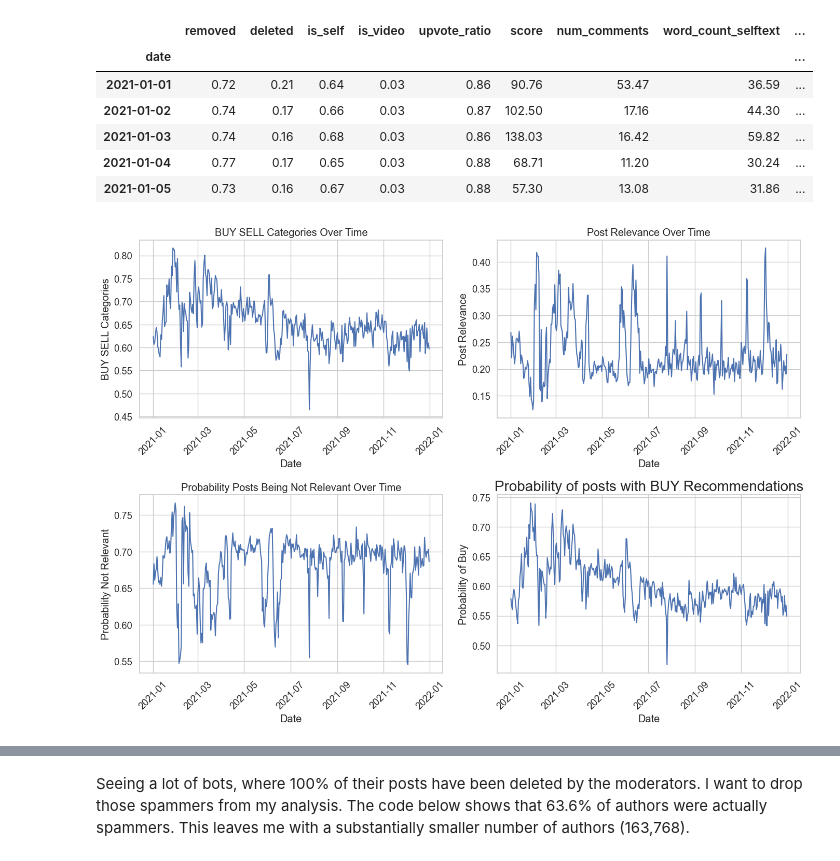
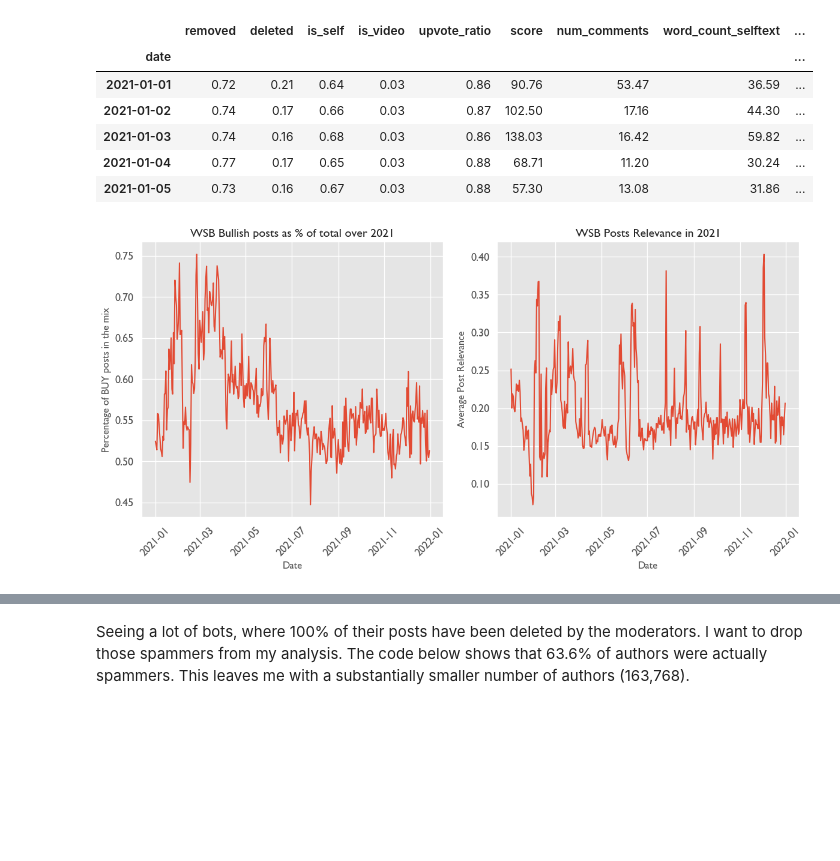
Before and after one commit to lusavkaedu/wallstreetbets, a Jupyter notebook: notebooks/05_Reddit_apply models.ipynb, the cells around one changed output, grey strips where cells are left out. Cells and saved outputs as stored; diff of their text form; code cells hidden in the pictures; blank space fills up the shorter version.

```diff
--- a/notebooks/05_Reddit_apply models.ipynb
+++ b/notebooks/05_Reddit_apply models.ipynb
@@ -303,7 +250,7 @@ print(pipeline_loaded_rel.named_steps.keys())
 model = pipeline_loaded_rel.steps[-1][1]
 
 # Replace 'correct_step_name' with the actual step name you found
-vectorizer = pipeline_loaded_rel.named_steps['tfidf']
+vectorizer = pipeline_loaded_rel.named_steps['tfidf_log']
 feature_names = vectorizer.get_feature_names_out()
 
 print(len(model.coef_[0]))
@@ -316,7 +263,7 @@ dict_keys(['tfidf', 'logr'])
 # Extracting model coefficients:
 if hasattr(model, 'coef_'):
     # Extract feature names
-    vectorizer = pipeline_loaded_rel.named_steps['tfidf']
+    vectorizer = pipeline_loaded_rel.named_steps['tfidf_log']
     feature_names_rel = vectorizer.get_feature_names_out()
 
     # Storing the coefficients
@@ -444,7 +385,7 @@ print(pipeline_loaded.named_steps.keys())
 model = pipeline_loaded.steps[-1][1]
 
 # Replace 'correct_step_name' with the actual step name you found
-vectorizer = pipeline_loaded.named_steps['tfidf']
+vectorizer = pipeline_loaded.named_steps['tfidf_log']
 feature_names = vectorizer.get_feature_names_out()
 
 print(len(model.coef_[0]))
@@ -456,7 +397,7 @@ dict_keys(['tfidf', 'logr'])
 # %%
 if hasattr(model, 'coef_'):
     # Extract feature names
-    vectorizer = pipeline_loaded.named_steps['tfidf']
+    vectorizer = pipeline_loaded.named_steps['tfidf_log']
     feature_names = vectorizer.get_feature_names_out()
 
     # Storing the coefficients
@@ -564,40 +473,36 @@ df_agg_by_day.head()
 | 2021-01-04 | 0.77 | 0.17 | 0.65 | 0.03 | 0.88 | 68.71 | 11.20 | 30.24 | ... |
 | 2021-01-05 | 0.73 | 0.16 | 0.67 | 0.03 | 0.88 | 57.30 | 13.08 | 31.86 | ... |
 # %%
-# Preparing 4 charts and placing them as subplots in a 2 by 2 grid
+# Plotting average level of bullishness in 2021. Average percentage of relevant posts daily in 2021
+
+# Set visualization and pandas display options
+plt.style.use('ggplot')
+pd.set_option('display.float_format', '{:.2f}'.format)
+
+# Set the global font to be used for all text
+plt.rcParams['font.family'] = 'Gill Sans'
+
 
 # Setting up the figure for subplots
-fig, axes = plt.subplots(2, 2, figsize=(14, 10))
+fig, axes = plt.subplots(1, 2, figsize=(12, 6))
 
 # Plotting each field in a separate subplot
-sns.lineplot(ax=axes[0, 0], data=df_agg_by_day, x=df_agg_by_day.index, y='BUY SELL categories')
-axes[0, 0].set_title('BUY SELL Categories Over Time')
-axes[0, 0].set_xlabel('Date')
-axes[0, 0].set_ylabel('BUY SELL Categories')
-axes[0, 0].tick_params(axis='x', rotation=45)
+sns.lineplot(ax=axes[0], data=df_agg_by_day, x=df_agg_by_day.index, y='BUY SELL categories')
+axes[0].set_title('WSB Bullish posts as % of total over 2021')
+axes[0].set_xlabel('Date')
+axes[0].set_ylabel('Percentage of BUY posts in the mix')
+axes[0].tick_params(axis='x', rotation=45)
 
-sns.lineplot(ax=axes[0, 1], data=df_agg_by_day, x=df_agg_by_day.index, y='Post Relevance')
-axes[0, 1].set_title('Post Relevance Over Time')
-axes[0, 1].set_xlabel('Date')
-axes[0, 1].set_ylabel('Post Relevance')
-axes[0, 1].tick_params(axis='x', rotation=45)
-
-sns.lineplot(ax=axes[1, 0], data=df_agg_by_day, x=df_agg_by_day.index, y='Probab_not_rel')
-axes[1, 0].set_title('Probability Posts Being Not Relevant Over Time')
-axes[1, 0].set_xlabel('Date')
-axes[1, 0].set_ylabel('Probability Not Relevant')
-axes[1, 0].tick_params(axis='x', rotation=45)
-
-sns.lineplot(ax=axes[1, 1], data=df_agg_by_day, x=df_agg_by_day.index, y='Prob BUY')
-axes[1, 1].set_title('Probability of posts with BUY Recommendations', fontsize=20)
-axes[1, 1].set_xlabel('Date')
-axes[1, 1].set_ylabel('Probability of Buy')
-axes[1, 1].tick_params(axis='x', rotation=45)
+sns.lineplot(ax=axes[1], data=df_agg_by_day, x=df_agg_by_day.index, y='Post Relevance')
+axes[1].set_title('WSB Posts Relevance in 2021')
+axes[1].set_xlabel('Date')
+axes[1].set_ylabel('Average Post Relevance')
+axes[1].tick_params(axis='x', rotation=45)
 
 plt.tight_layout()
 plt.show()
 # %% [output]
-[figure, old version]
+[figure, new version]
 # %%
 # Group by the 'author' column and aggregate other columns
 df_agg_by_author = df.groupby([df['author']]).agg({
```
Also changed, not shown: parts of 61 cells of this notebook.
